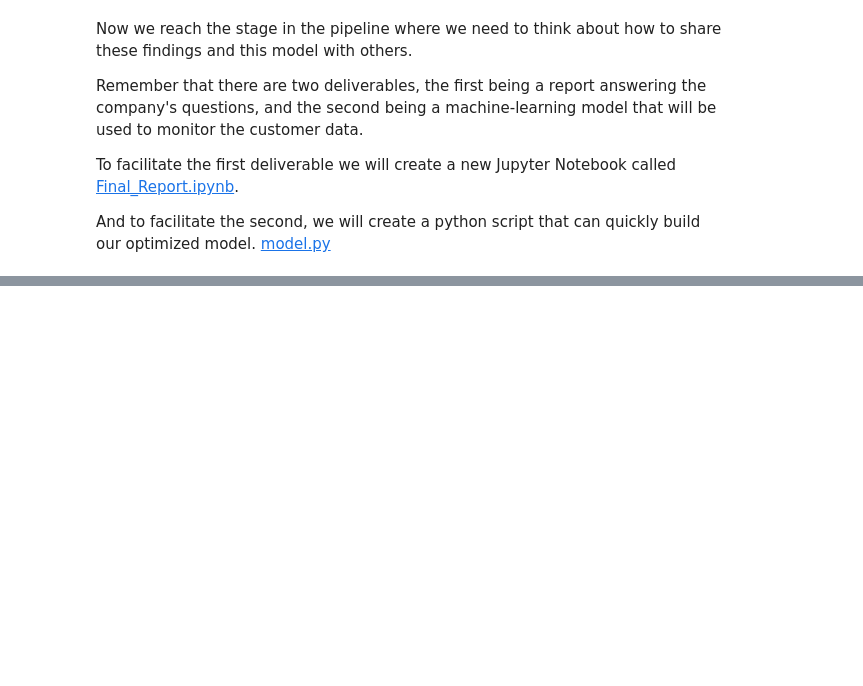
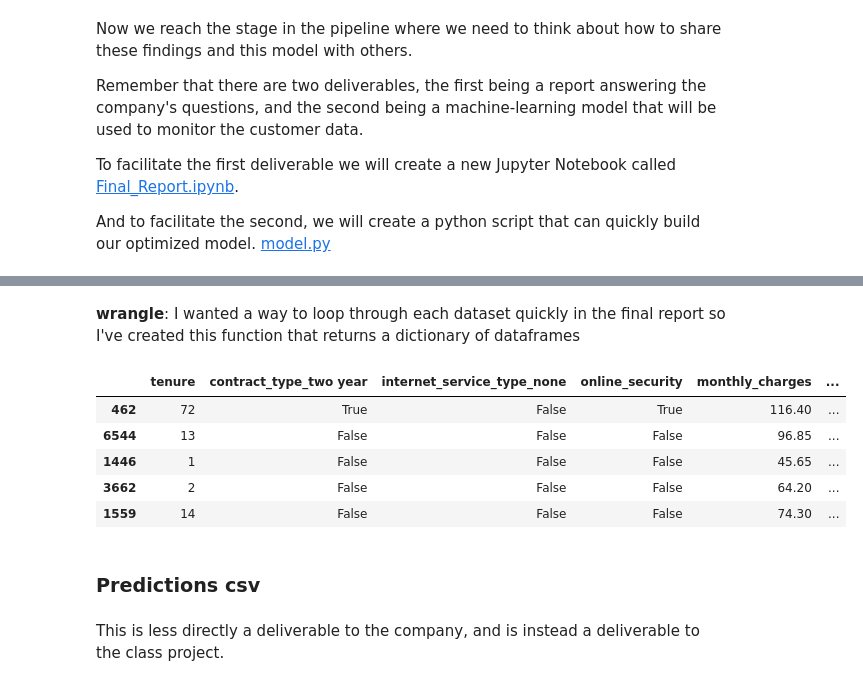
Before and after one commit to MrEnigmamgine/classification-project, a Jupyter notebook: prep-explore.ipynb, the cells around one changed output, grey strips where cells are left out. Cells and saved outputs as stored; diff of their text form; code cells hidden in the pictures; blank space fills up the shorter version.

```diff
--- a/prep-explore.ipynb
+++ b/prep-explore.ipynb
@@ -1208,0 +1390,38 @@ And to facilitate the second, we will create a python script that can quickly bu
+# %% [markdown]
+**wrangle**: I wanted a way to loop through each dataset quickly in the final report so I've created this function that returns a dictionary of dataframes
+# %%
+def get_xy_sets():
+    # Import the ready to model data
+    df = wrangle.get_tidier_telco_data()
+
+    # Split into the four sample-groups
+    train, test, validate, verify = wrangle.train_test_validate_verify_split(df)
+
+    # Get the X and Y sets for each dataset
+    X_train, y_train = wrangle.x_y_split(train)
+    X_test, y_test = wrangle.x_y_split(test)
+    X_validate, y_validate = wrangle.x_y_split(validate)
+    X_verify, y_verify = wrangle.x_y_split(verify)
+
+    # Package everything into a neat dictionary and return
+    d= {
+        'train': {'x':X_train, 'y':y_train, 'o':train},
+        'test': {'x':X_test, 'y':y_test, 'o':test},
+        'validate': {'x':X_validate, 'y':y_validate, 'o':validate},
+        'verify': {'x':X_verify, 'y':y_verify, 'o':verify}
+    }
+    return d
+
+sets = get_xy_sets()
+sets['train']['x'].head()
+# %% [output]
+|  | tenure | contract_type_two year | internet_service_type_none | online_security | monthly_charges | ... |
+| 462 | 72 | True | False | True | 116.40 | ... |
+| 6544 | 13 | False | False | False | 96.85 | ... |
+| 1446 | 1 | False | False | False | 45.65 | ... |
+| 3662 | 2 | False | False | False | 64.20 | ... |
+| 1559 | 14 | False | False | False | 74.30 | ... |
+# %% [markdown]
+### Predictions csv
+# %% [markdown]
+This is less directly a deliverable to the company, and is instead a deliverable to the class project.
```
Also changed, not shown: parts of 38 cells of this notebook, 4 other files.
